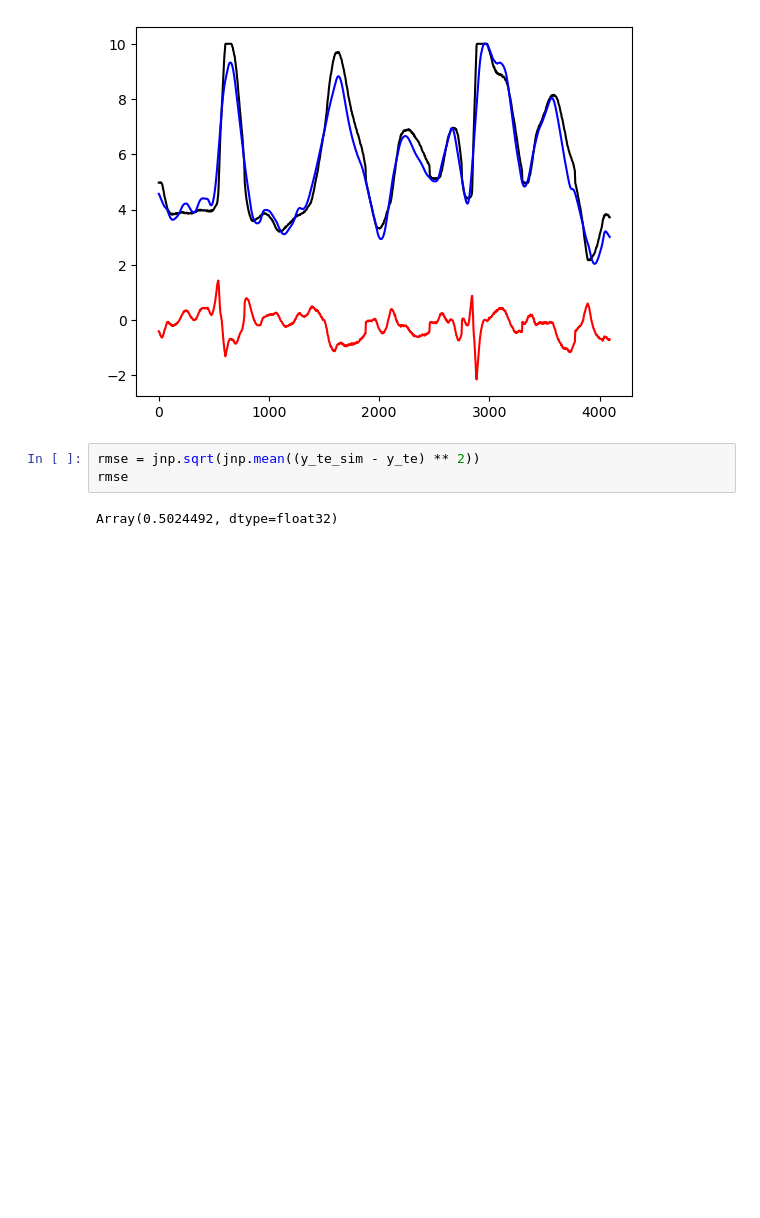
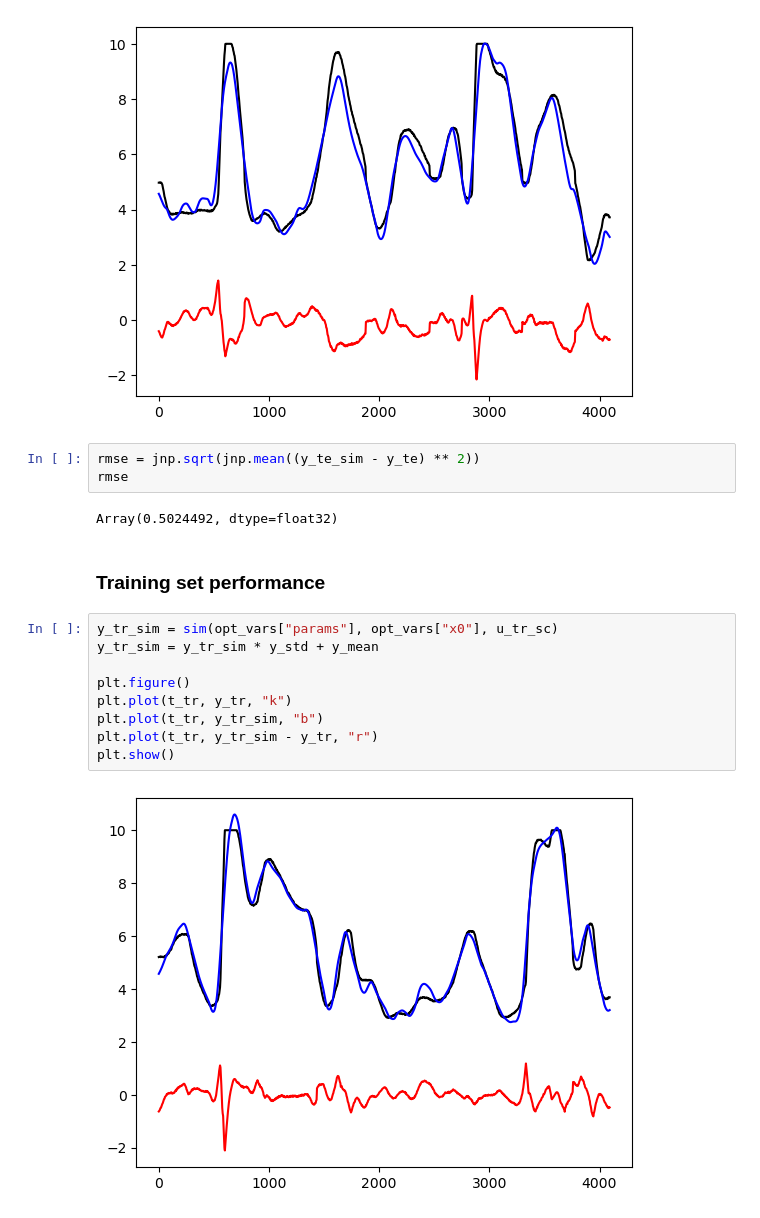
Before and after one commit to forgi86/dl-sysid-lyon2026, a Jupyter notebook: code/03_sysid.ipynb, the cells around one changed output. Drawn from its saved outputs; the diff is of its cells as text; blank space fills up the shorter version.

```diff
--- a/code/03_sysid.ipynb
+++ b/code/03_sysid.ipynb
@@ -176,3 +179,16 @@ rmse = jnp.sqrt(jnp.mean((y_te_sim - y_te) ** 2))
 rmse
 # %% [output]
 Array(0.5024492, dtype=float32)
+# %% [markdown]
+### Training set performance
+# %%
+y_tr_sim = sim(opt_vars["params"], opt_vars["x0"], u_tr_sc)
+y_tr_sim = y_tr_sim * y_std + y_mean
+
+plt.figure()
+plt.plot(t_tr, y_tr, "k")
+plt.plot(t_tr, y_tr_sim, "b")
+plt.plot(t_tr, y_tr_sim - y_tr, "r")
+plt.show()
+# %% [output]
+[figure, added]
```
Also changed, not shown: parts of 2 cells of this notebook, 2 other files.
